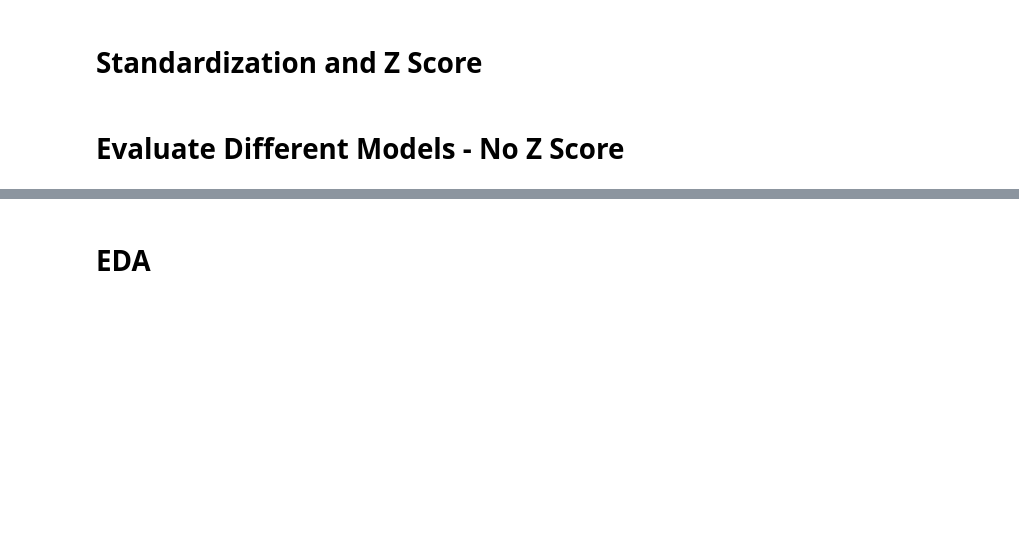
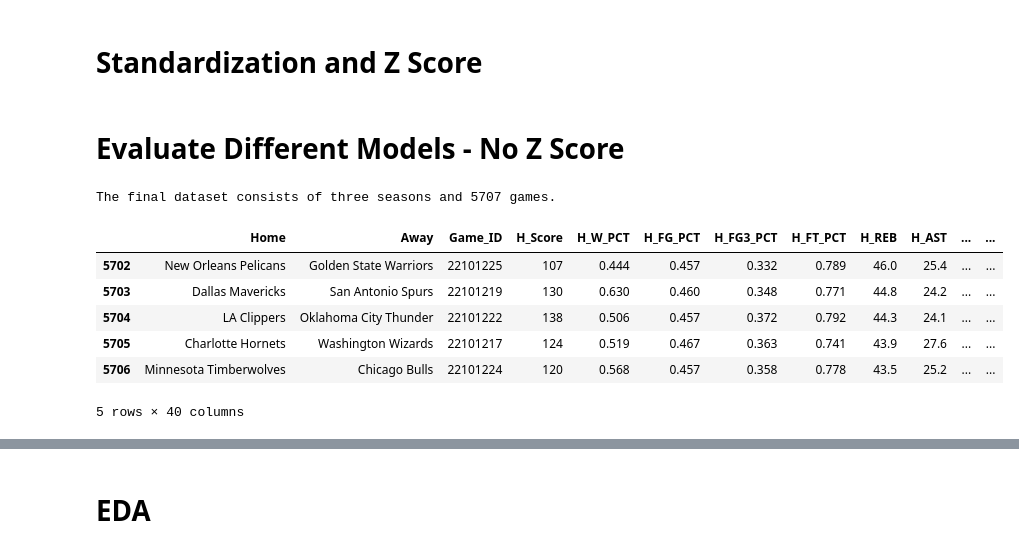
Before and after one commit to alvaromendizabal/NBA_Prediction_Model, a Jupyter notebook: alvaro-Copy1.ipynb, the cells around one changed output, grey strips where cells are left out. Saved outputs shown, nothing was run; the diff lists cells and outputs as text; code cells hidden in the pictures; blank space fills up the shorter version.

```diff
--- a/alvaro-Copy1.ipynb
+++ b/alvaro-Copy1.ipynb
@@ -692,7 +844,17 @@ df.head()
 # %% [markdown]
 # Evaluate Different Models - No Z Score
 # %%
-df.to_csv(r'C:/Users/alvaro/OneDrive/Documents/School/Flatiron/Projects/NBA_Prediction_Model/data/nba_raw.csv', index=False)
+df.to_csv(r'C:/Users/alvaro/OneDrive/Documents/School/Flatiron/Projects/NBA_Prediction_Model/data/nba_raw.csv',
+          index=False)
 print(f'The final dataset consists of three seasons and {len(df)} games.')
 df = df.reset_index(drop=True)
 df.tail()
+# %% [output]
+The final dataset consists of three seasons and 5707 games.
+|  | Home | Away | Game_ID | H_Score | H_W_PCT | H_FG_PCT | H_FG3_PCT | H_FT_PCT | H_REB | H_AST | ... | ... |
+| 5702 | New Orleans Pelicans | Golden State Warriors | 22101225 | 107 | 0.444 | 0.457 | 0.332 | 0.789 | 46.0 | 25.4 | ... | ... |
+| 5703 | Dallas Mavericks | San Antonio Spurs | 22101219 | 130 | 0.630 | 0.460 | 0.348 | 0.771 | 44.8 | 24.2 | ... | ... |
+| 5704 | LA Clippers | Oklahoma City Thunder | 22101222 | 138 | 0.506 | 0.457 | 0.372 | 0.792 | 44.3 | 24.1 | ... | ... |
+| 5705 | Charlotte Hornets | Washington Wizards | 22101217 | 124 | 0.519 | 0.467 | 0.363 | 0.741 | 43.9 | 27.6 | ... | ... |
+| 5706 | Minnesota Timberwolves | Chicago Bulls | 22101224 | 120 | 0.568 | 0.457 | 0.358 | 0.778 | 43.5 | 25.2 | ... | ... |
+5 rows × 40 columns
```
Also changed, not shown: parts of 90 cells of this notebook, 2 other files.
